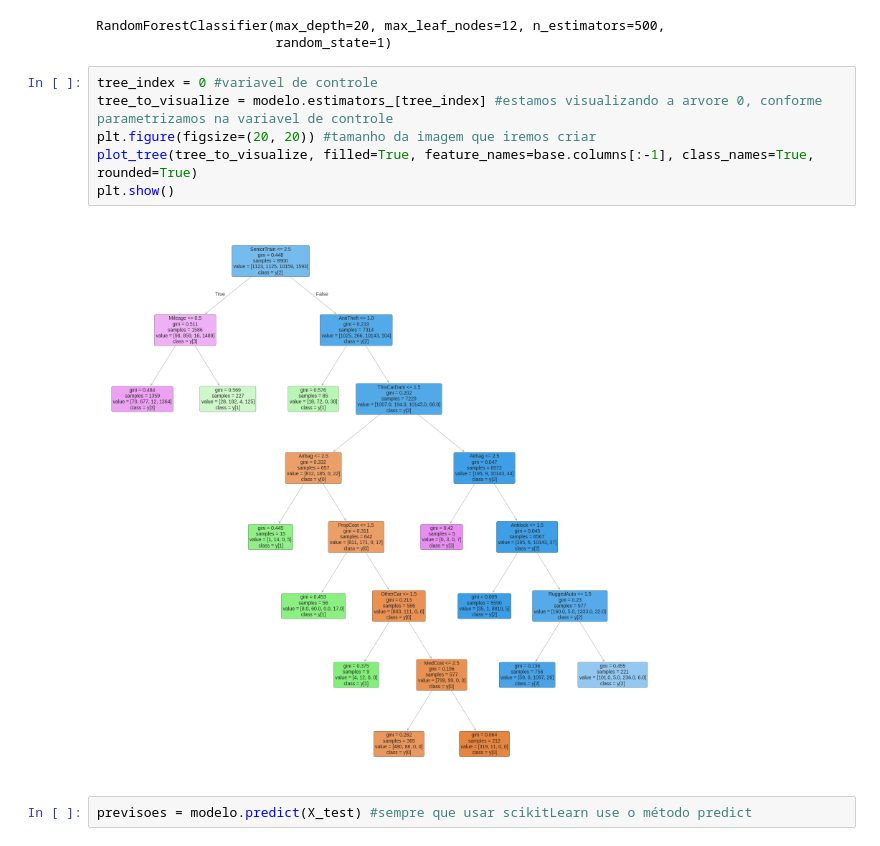
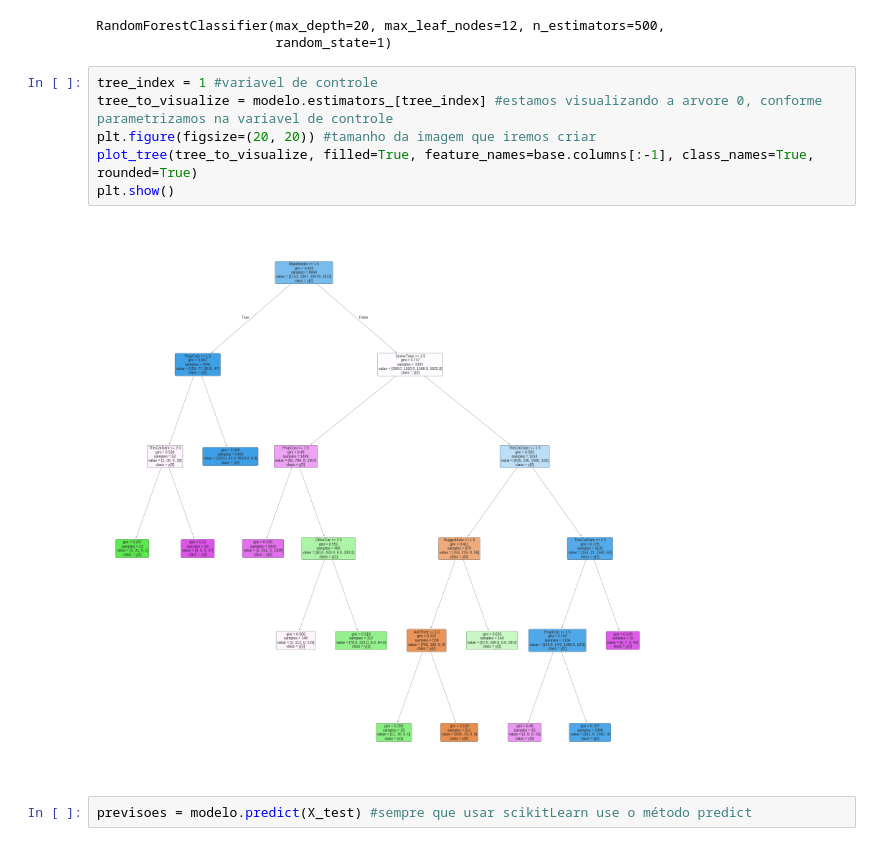
Before and after one commit to walperju/GoogleCollab, a Jupyter notebook: RamdomForest.ipynb, the cells around one changed output. Drawn from its saved outputs; the diff is of its cells as text.

```diff
--- a/RamdomForest.ipynb
+++ b/RamdomForest.ipynb
@@ -70,13 +70,13 @@ modelo.fit(X_treinamento, Y_treinamento)
 RandomForestClassifier(max_depth=20, max_leaf_nodes=12, n_estimators=500,
                        random_state=1)
 # %%
-tree_index = 0 #variavel de controle
+tree_index = 1 #variavel de controle
 tree_to_visualize = modelo.estimators_[tree_index] #estamos visualizando a arvore 0, conforme parametrizamos na variavel de controle
 plt.figure(figsize=(20, 20)) #tamanho da imagem que iremos criar
 plot_tree(tree_to_visualize, filled=True, feature_names=base.columns[:-1], class_names=True, rounded=True)
 plt.show()
 # %% [output]
-[figure, old version]
+[figure, new version]
 # %%
 previsoes = modelo.predict(X_test) #sempre que usar scikitLearn use o método predict
 # %%
```
